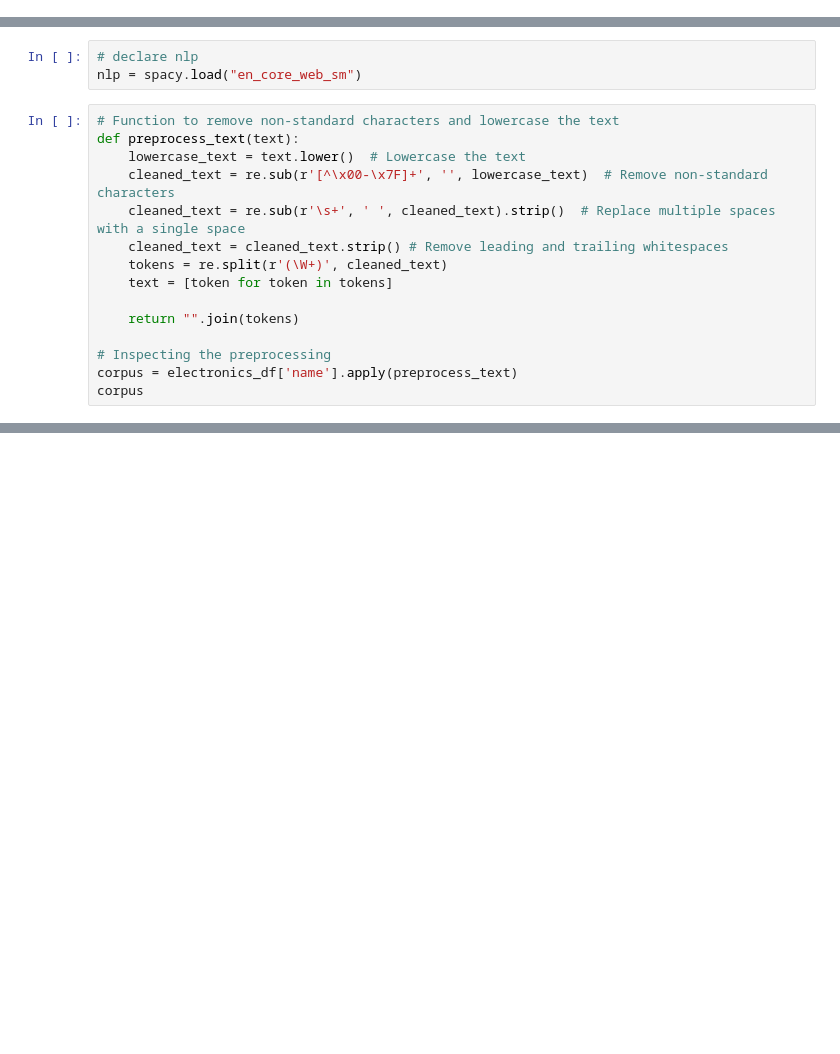
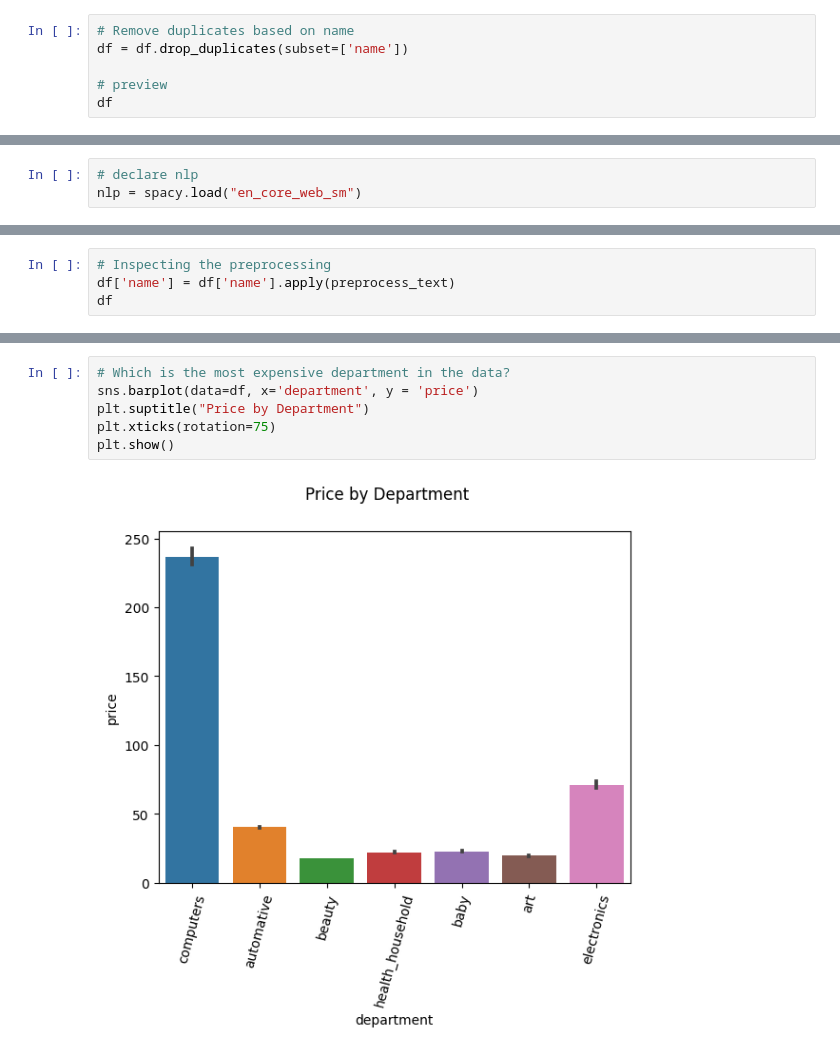
Before and after one commit to teofizzy/amazon, a Jupyter notebook: tasks/etl_system/scrape_amazon.ipynb, the cells around one changed output, grey strips where cells are left out. Saved outputs shown, nothing was run; the diff lists cells and outputs as text; blank space fills up the shorter version.

```diff
--- a/tasks/etl_system/scrape_amazon.ipynb
+++ b/tasks/etl_system/scrape_amazon.ipynb
@@ -709,0 +305,6 @@ electronics_df
+# %%
+# Remove duplicates based on name
+df = df.drop_duplicates(subset=['name'])
+
+# preview
+df
@@ -717,18 +332,3 @@ The study will only remove noise (non-standard characters) because if stopwords
 # %%
 # declare nlp
 nlp = spacy.load("en_core_web_sm")
-# %%
-# Function to remove non-standard characters and lowercase the text
-def preprocess_text(text):
-    lowercase_text = text.lower()  # Lowercase the text
-    cleaned_text = re.sub(r'[^\x00-\x7F]+', '', lowercase_text)  # Remove non-standard characters
-    cleaned_text = re.sub(r'\s+', ' ', cleaned_text).strip()  # Replace multiple spaces with a single space
-    cleaned_text = cleaned_text.strip() # Remove leading and trailing whitespaces
-    tokens = re.split(r'(\W+)', cleaned_text)
-    text = [token for token in tokens]
-
-    return "".join(tokens)
-
-# Inspecting the preprocessing
-corpus = electronics_df['name'].apply(preprocess_text)
-corpus
@@ -749,0 +335,4 @@ Name: name, Length: 29559, dtype: object
+# %%
+# Inspecting the preprocessing
+df['name'] = df['name'].apply(preprocess_text)
+df
@@ -749,0 +363,8 @@ Name: name, Length: 29559, dtype: object
+# %%
+# Which is the most expensive department in the data?
+sns.barplot(data=df, x='department', y = 'price')
+plt.suptitle("Price by Department")
+plt.xticks(rotation=75)
+plt.show()
+# %% [output]
+[figure, added]
```
Also changed, not shown: parts of 75 cells of this notebook, 3 other files.
